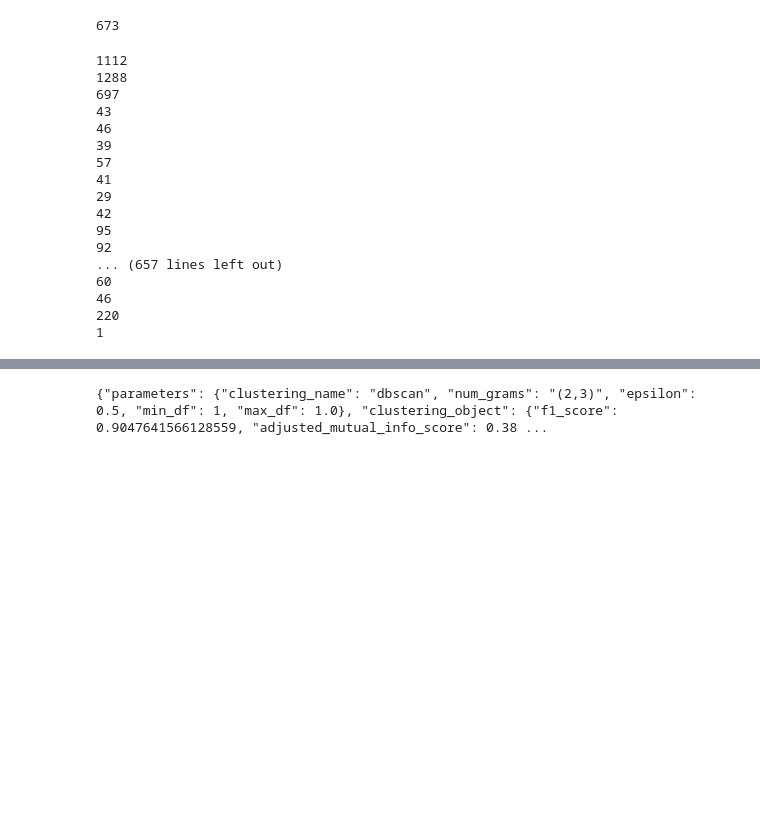
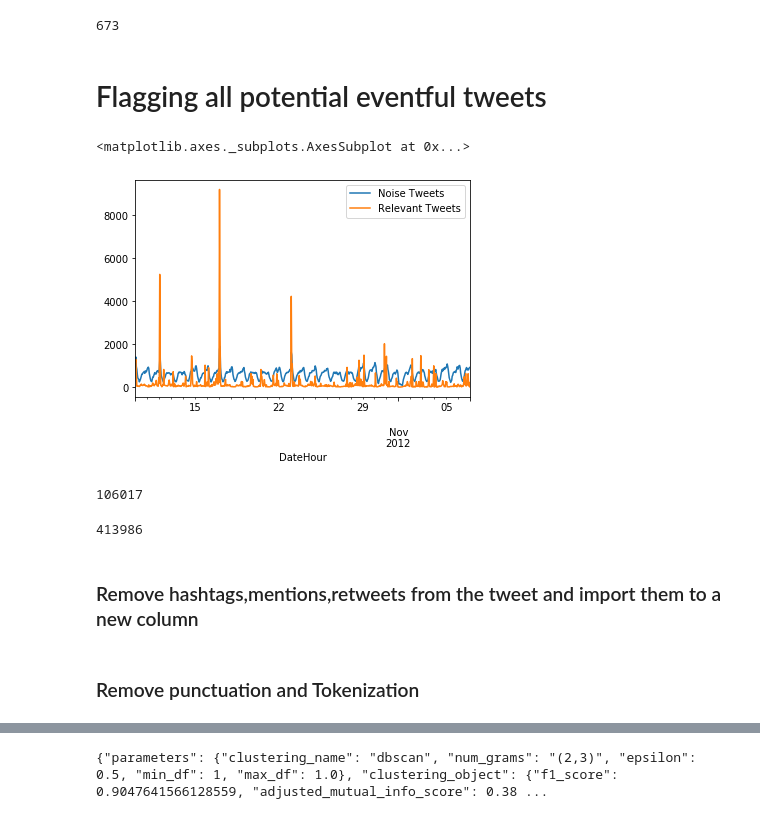
Before and after one commit to galexa05/Thesis-Subject---Event-Detection-in-micro-blocks, a Jupyter notebook: Clustering Json Noise Data - Evaluation metrics.ipynb, the cells around one changed output, grey strips where cells are left out. Drawn from its saved outputs; the diff is of its cells as text; code cells hidden in the pictures; blank space fills up the shorter version.

```diff
--- a/Clustering Json Noise Data - Evaluation metrics.ipynb
+++ b/Clustering Json Noise Data - Evaluation metrics.ipynb
@@ -176,24 +146,0 @@ print(len(list_date))
-# %%
-df_relevant['date'] = df_relevant['created_at'].apply(lambda x: create_date(x))
-df_relevant['time'] =  np.array([tweet.split()[3] for tweet in df_relevant["created_at"]])
-df_relevant['DateHour'] = pd.to_datetime(df_relevant['date'].apply(str)+' '+df_relevant['time'].apply(lambda x: x.split(':')[0])+':00')
-for current_date in list_date:
-    print(df_relevant.loc[df_relevant["DateHour"]==current_date].shape[0])
-# %% [output]
-1112
-1288
-697
-43
-46
-39
-57
-41
-29
-42
-95
-92
-... (657 lines left out)
-60
-46
-220
-1
@@ -202,3 +178,41 @@ for current_date in list_date:
+# %% [markdown]
+# Flagging all potential eventful tweets
+# %%
+# gca stands for 'get current axis'
+# graphing the threshold vs hourly tweet occurences
+dfchange = df_irrelevant.loc[df_irrelevant['date'] != -1]
+ts = dfchange.set_index('DateHour')
+vc = ts.groupby('DateHour').count()
+col = ['id']
+vc2 = vc[col]
+vc3 = vc2.copy()
+
+
+dfchange1 = df_relevant.loc[df_relevant["date"]!=-1]
+rs = dfchange1.set_index('DateHour')
+rc = rs.groupby('DateHour').count()
+col1 = ['id']
+rc2 = rc[col1]
+rc3 = rc2.copy()
+
+vc3.rename(columns={'id':'Noise Tweets'},inplace=True)
+rc3.rename(columns={'id':'Relevant Tweets'},inplace=True)
+
+ax = vc3.plot()
+rc3.plot(ax = ax)
+# %% [output]
+<matplotlib.axes._subplots.AxesSubplot at 0x...>
+[figure, added]
+# %%
+df_relevant.shape[0]
+# %% [output]
+106017
+# %%
+df_irrelevant.shape[0]
+# %% [output]
+413986
+# %% [markdown]
+<h3> Remove hashtags,mentions,retweets from the tweet and import them to a new column </h3>
 # %%
 def remove_patterns(input_txt,mentions,hashtags,RT):
     m = re.findall(mentions, input_txt)
@@ -245,6 +259,8 @@ df["hashtag"] = np.array([list_lower(text["hashtags"]) for text in temp])
 df["user_mentions"] = np.array([text["user_mentions"] for text in temp])
 df["RT"] = np.array([text["is_RT"] for text in temp])
 df["URL"] = np.array([text["is_URL"] for text in temp])
+# %% [markdown]
+<h3> Remove punctuation and Tokenization</h3>
 # %%
 def remove_punct(text):
     temp = string.punctuation+"…"
```
Also changed, not shown: parts of 26 cells of this notebook.
